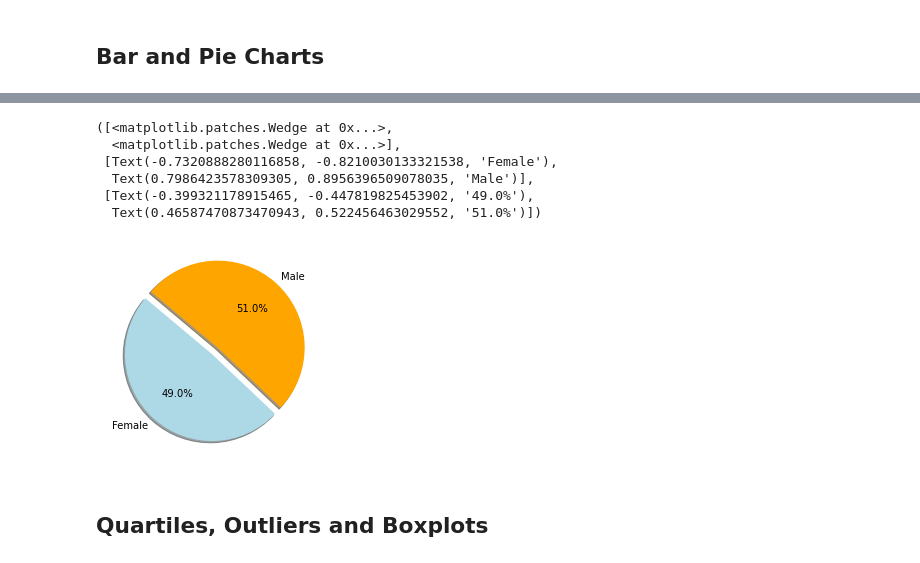
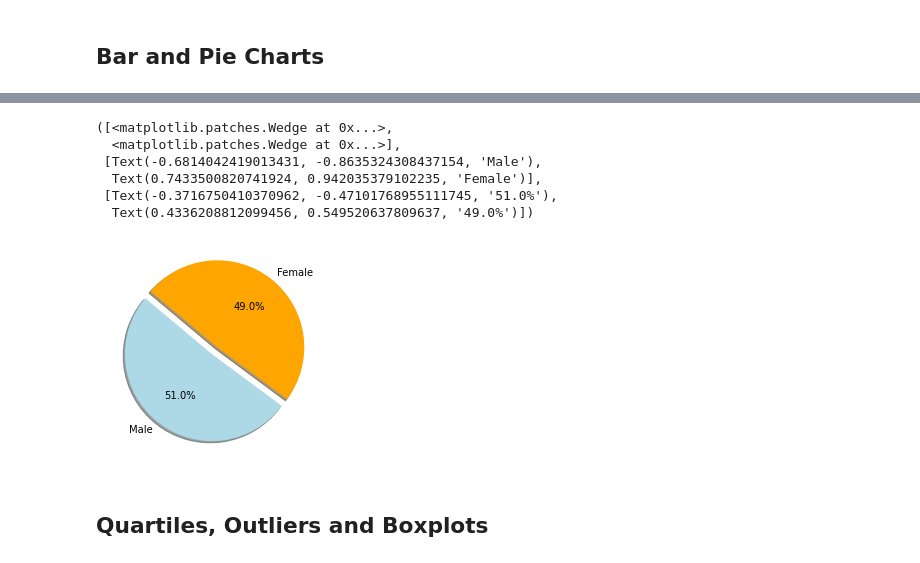
Before and after one commit to katrinamarie1020/Matplotlib_Challenge, a Jupyter notebook: Pymaceuticals/pymaceuticals_starter.ipynb, the cells around one changed output, grey strips where cells are left out. Drawn from its saved outputs; the diff is of its cells as text; code cells hidden in the pictures.

```diff
--- a/Pymaceuticals/pymaceuticals_starter.ipynb
+++ b/Pymaceuticals/pymaceuticals_starter.ipynb
@@ -152,6 +152,6 @@ mouse_group_df.plot(kind='bar')
 # %%
 # Generate a pie plot showing the distribution of female versus male mice using pandas
-mouse_gender = clean_df.groupby("Sex")["Mouse ID"].count()
+mouse_gender = clean_df["Sex"].value_counts()
 mouse_gender
 
 #df = pd.DataFrame({'mass': [0.330, 4.87 , 5.97],
@@ -172,27 +171,27 @@ mouse_gender.groupby(['Sex']).sum().plot(kind='pie', y='Mouse ID', shadow = True
 # %%
 # Generate a pie plot showing the distribution of female versus male mice using pyplot
 
 # Labels for the sections of our pie chart
 labels = ["Female", "Male"]
 
 # The values of each section of the pie chart
-sizes = [922, 958]
+#sizes = [922, 958]
 
 # The colors of each section of the pie chart
 colors = ["lightblue", "orange"]
 
 # Tells matplotlib to seperate the "Humans" section from the others
 explode = (0, 0.1)
-plt.pie(sizes, explode=explode, labels=labels, colors=colors,
+plt.pie(mouse_gender.values, explode=explode, labels=mouse_gender.index.values, colors=colors,
         autopct="%1.1f%%", shadow=True, startangle=140)
 # %% [output]
 ([<matplotlib.patches.Wedge at 0x...>,
   <matplotlib.patches.Wedge at 0x...>],
- [Text(-0.7320888280116858, -0.8210030133321538, 'Female'),
-  Text(0.7986423578309305, 0.8956396509078035, 'Male')],
- [Text(-0.399321178915465, -0.447819825453902, '49.0%'),
-  Text(0.46587470873470943, 0.522456463029552, '51.0%')])
+ [Text(-0.6814042419013431, -0.8635324308437154, 'Male'),
+  Text(0.7433500820741924, 0.942035379102235, 'Female')],
+ [Text(-0.3716750410370962, -0.47101768955111745, '51.0%'),
+  Text(0.4336208812099456, 0.549520637809637, '49.0%')])
-[figure, old version]
+[figure, new version]
 # %% [markdown]
 ## Quartiles, Outliers and Boxplots
 # %%
```
Also changed, not shown: parts of 9 cells of this notebook, 3 other files.
